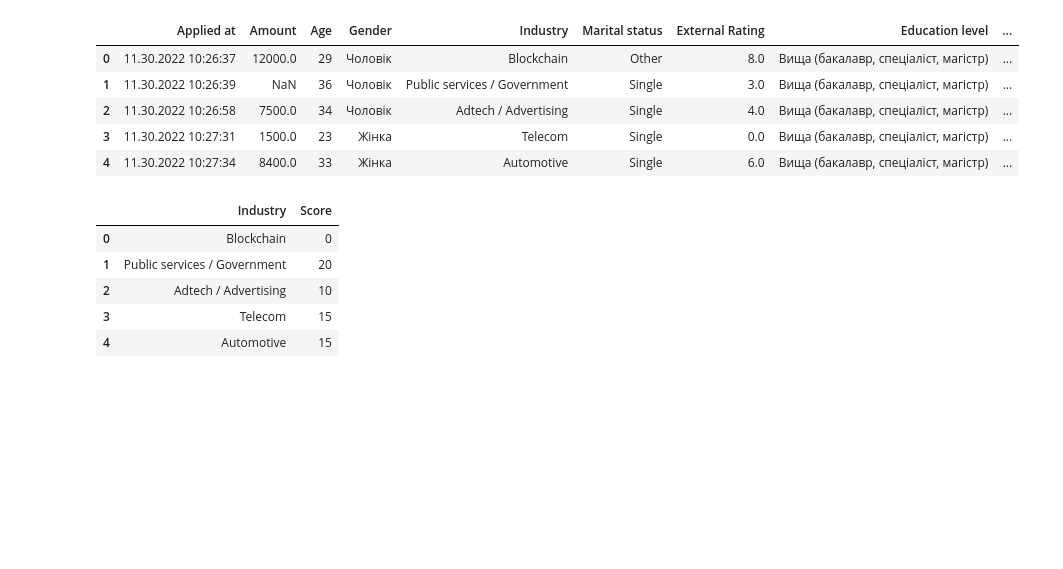
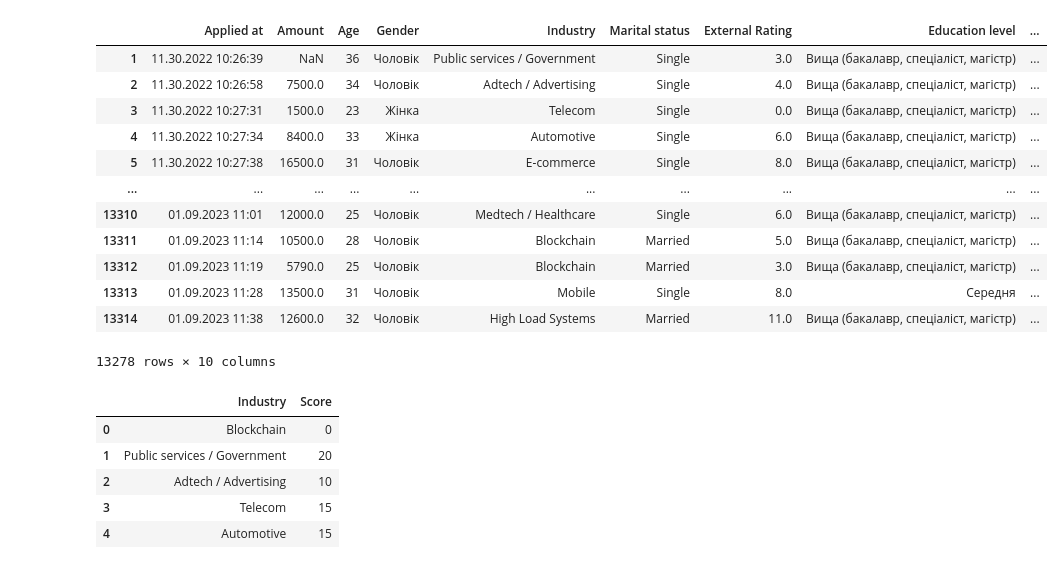
Before and after one commit to SamKratin/python-dataframes-exercises, a Jupyter notebook: applications_and_industries.ipynb, the cells around one changed output. Saved outputs shown, nothing was run; the diff lists cells and outputs as text; code cells hidden in the pictures; blank space fills up the shorter version.

```diff
--- a/applications_and_industries.ipynb
+++ b/applications_and_industries.ipynb
@@ -3,15 +3,22 @@ import pandas as pd
 import numpy as np
 import statistics as stats
 # %%
-df1 = pd.read_csv(r'\applications(2.0).csv')
-df2 = pd.read_csv(r'\industries(2.0).csv')
+df1 = pd.read_csv(r"C:\Users\Anna\Desktop\applications(2.0).csv")
+df2 = pd.read_csv(r"C:\Users\Anna\Desktop\industries(2.0).csv")
 # %%
-df1.head(5)
+df1
 # %% [output]
 |  | Applied at | Amount | Age | Gender | Industry | Marital status | External Rating | Education level | ... |
-| 0 | 11.30.2022 10:26:37 | 12000.0 | 29 | Чоловік | Blockchain | Other | 8.0 | Вища (бакалавр, спеціаліст, магістр) | ... |
 | 1 | 11.30.2022 10:26:39 | NaN | 36 | Чоловік | Public services / Government | Single | 3.0 | Вища (бакалавр, спеціаліст, магістр) | ... |
 | 2 | 11.30.2022 10:26:58 | 7500.0 | 34 | Чоловік | Adtech / Advertising | Single | 4.0 | Вища (бакалавр, спеціаліст, магістр) | ... |
 | 3 | 11.30.2022 10:27:31 | 1500.0 | 23 | Жінка | Telecom | Single | 0.0 | Вища (бакалавр, спеціаліст, магістр) | ... |
 | 4 | 11.30.2022 10:27:34 | 8400.0 | 33 | Жінка | Automotive | Single | 6.0 | Вища (бакалавр, спеціаліст, магістр) | ... |
+| 5 | 11.30.2022 10:27:38 | 16500.0 | 31 | Чоловік | E-commerce | Single | 8.0 | Вища (бакалавр, спеціаліст, магістр) | ... |
+| ... | ... | ... | ... | ... | ... | ... | ... | ... | ... |
+| 13310 | 01.09.2023 11:01 | 12000.0 | 25 | Чоловік | Medtech / Healthcare | Single | 6.0 | Вища (бакалавр, спеціаліст, магістр) | ... |
+| 13311 | 01.09.2023 11:14 | 10500.0 | 28 | Чоловік | Blockchain | Married | 5.0 | Вища (бакалавр, спеціаліст, магістр) | ... |
+| 13312 | 01.09.2023 11:19 | 5790.0 | 25 | Чоловік | Blockchain | Married | 3.0 | Вища (бакалавр, спеціаліст, магістр) | ... |
+| 13313 | 01.09.2023 11:28 | 13500.0 | 31 | Чоловік | Mobile | Single | 8.0 | Середня | ... |
+| 13314 | 01.09.2023 11:38 | 12600.0 | 32 | Чоловік | High Load Systems | Married | 11.0 | Вища (бакалавр, спеціаліст, магістр) | ... |
+13278 rows × 10 columns
 # %%
```
Also changed, not shown: parts of 2 cells of this notebook, 1 other file.
